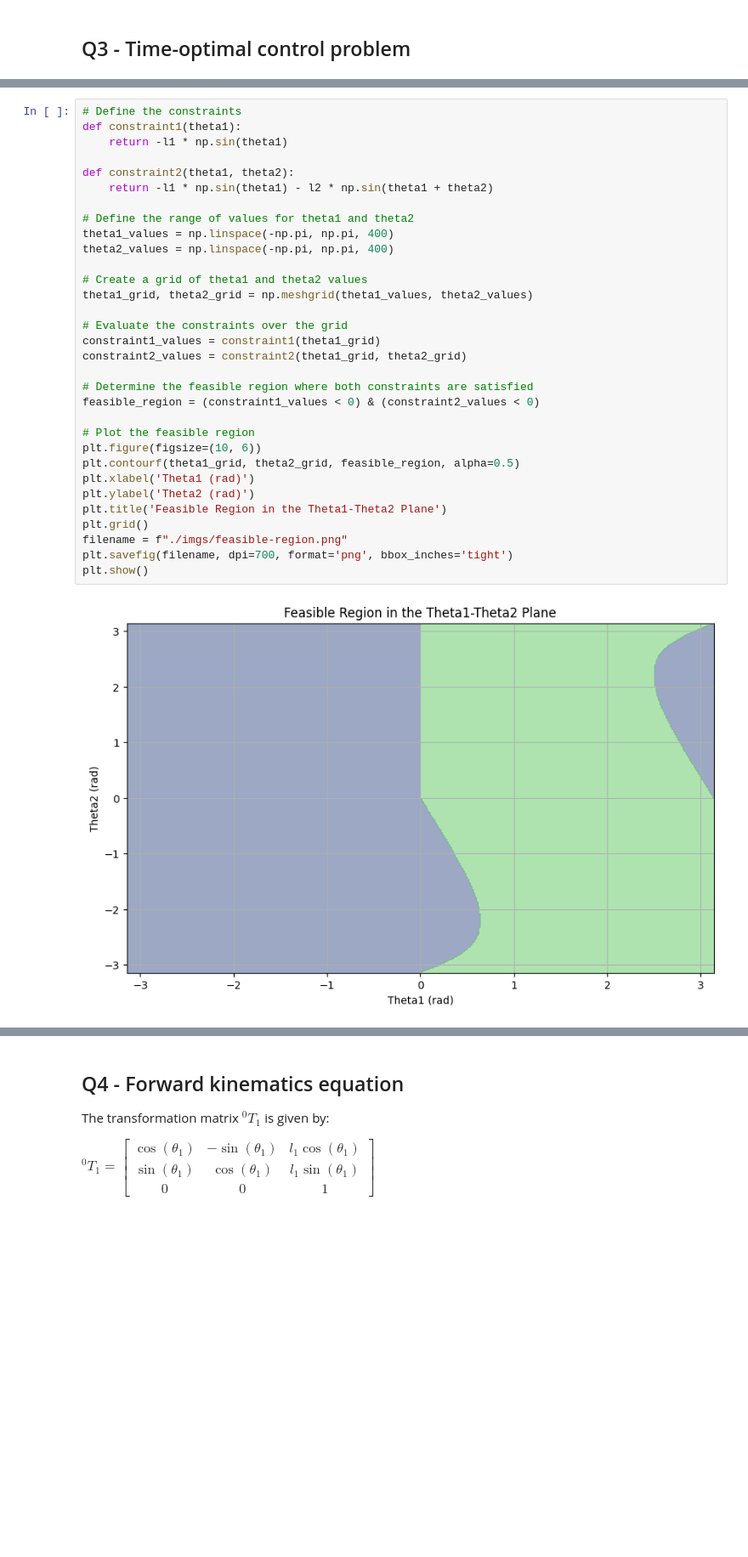
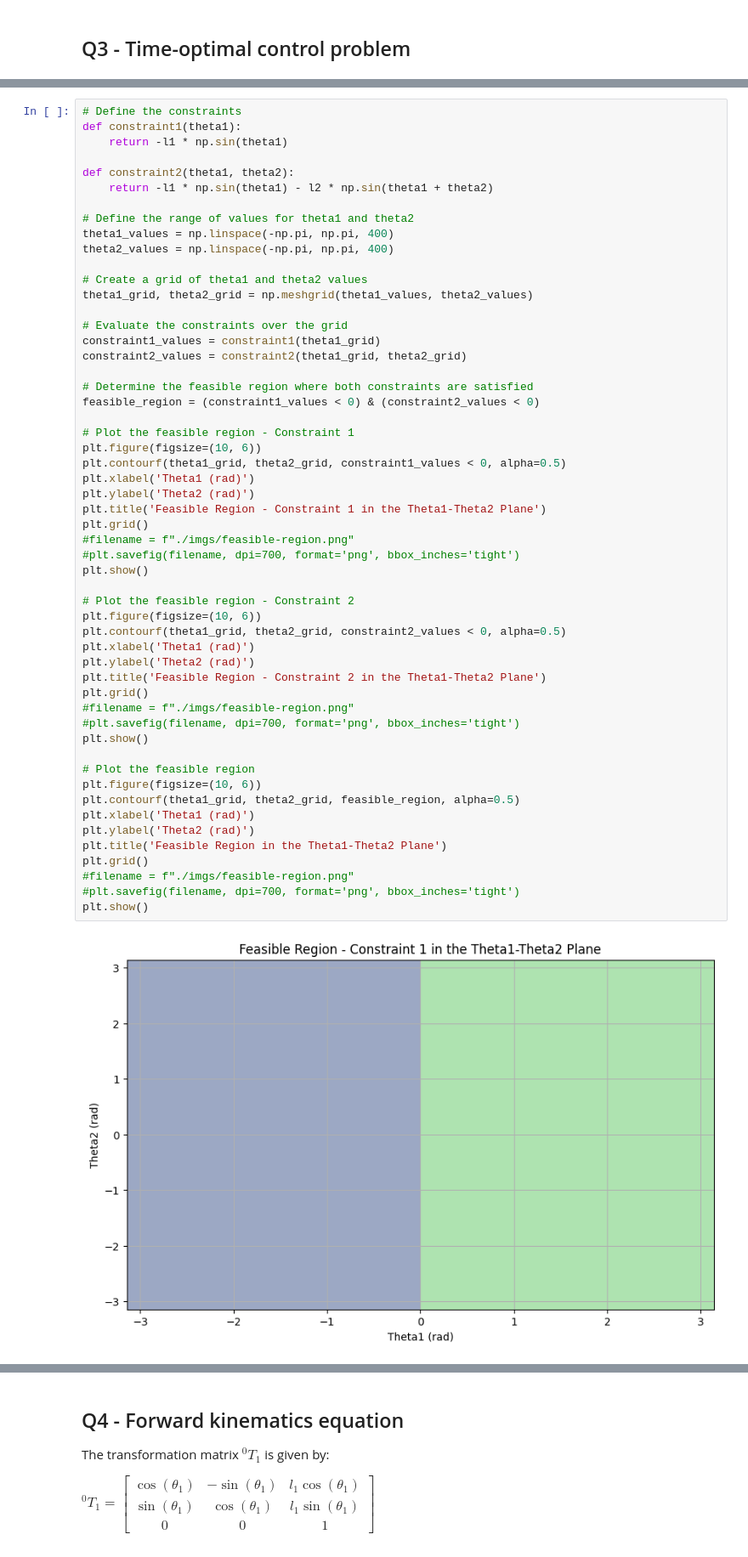
Before and after one commit to andreaalboni/Optimization-of-Mechatronic-Systems, a Jupyter notebook: robot_arm.ipynb, the cells around one changed output, grey strips where cells are left out. Shown at 85% size. Saved outputs shown, nothing was run; the diff lists cells and outputs as text; blank space fills up the shorter version.

```diff
--- a/robot_arm.ipynb
+++ b/robot_arm.ipynb
@@ -742,33 +743,55 @@ Total number of inequality constraints...............:      809
 # Define the constraints
 def constraint1(theta1):
     return -l1 * np.sin(theta1)
 
 def constraint2(theta1, theta2):
     return -l1 * np.sin(theta1) - l2 * np.sin(theta1 + theta2)
 
 # Define the range of values for theta1 and theta2
 theta1_values = np.linspace(-np.pi, np.pi, 400)
 theta2_values = np.linspace(-np.pi, np.pi, 400)
 
 # Create a grid of theta1 and theta2 values
 theta1_grid, theta2_grid = np.meshgrid(theta1_values, theta2_values)
 
 # Evaluate the constraints over the grid
 constraint1_values = constraint1(theta1_grid)
 constraint2_values = constraint2(theta1_grid, theta2_grid)
 
 # Determine the feasible region where both constraints are satisfied
 feasible_region = (constraint1_values < 0) & (constraint2_values < 0)
 
+# Plot the feasible region - Constraint 1
+plt.figure(figsize=(10, 6))
+plt.contourf(theta1_grid, theta2_grid, constraint1_values < 0, alpha=0.5)
+plt.xlabel('Theta1 (rad)')
+plt.ylabel('Theta2 (rad)')
+plt.title('Feasible Region - Constraint 1 in the Theta1-Theta2 Plane')
+plt.grid()
+#filename = f"./imgs/feasible-region.png"
+#plt.savefig(filename, dpi=700, format='png', bbox_inches='tight')
+plt.show()
+
+# Plot the feasible region - Constraint 2
+plt.figure(figsize=(10, 6))
+plt.contourf(theta1_grid, theta2_grid, constraint2_values < 0, alpha=0.5)
+plt.xlabel('Theta1 (rad)')
+plt.ylabel('Theta2 (rad)')
+plt.title('Feasible Region - Constraint 2 in the Theta1-Theta2 Plane')
+plt.grid()
+#filename = f"./imgs/feasible-region.png"
+#plt.savefig(filename, dpi=700, format='png', bbox_inches='tight')
+plt.show()
+
 # Plot the feasible region
 plt.figure(figsize=(10, 6))
 plt.contourf(theta1_grid, theta2_grid, feasible_region, alpha=0.5)
 plt.xlabel('Theta1 (rad)')
 plt.ylabel('Theta2 (rad)')
 plt.title('Feasible Region in the Theta1-Theta2 Plane')
 plt.grid()
-filename = f"./imgs/feasible-region.png"
-plt.savefig(filename, dpi=700, format='png', bbox_inches='tight')
+#filename = f"./imgs/feasible-region.png"
+#plt.savefig(filename, dpi=700, format='png', bbox_inches='tight')
 plt.show()
 # %% [output]
-[figure, old version]
+[figure, new version]
```
Also changed, not shown: parts of 5 cells of this notebook, 4 other files.
